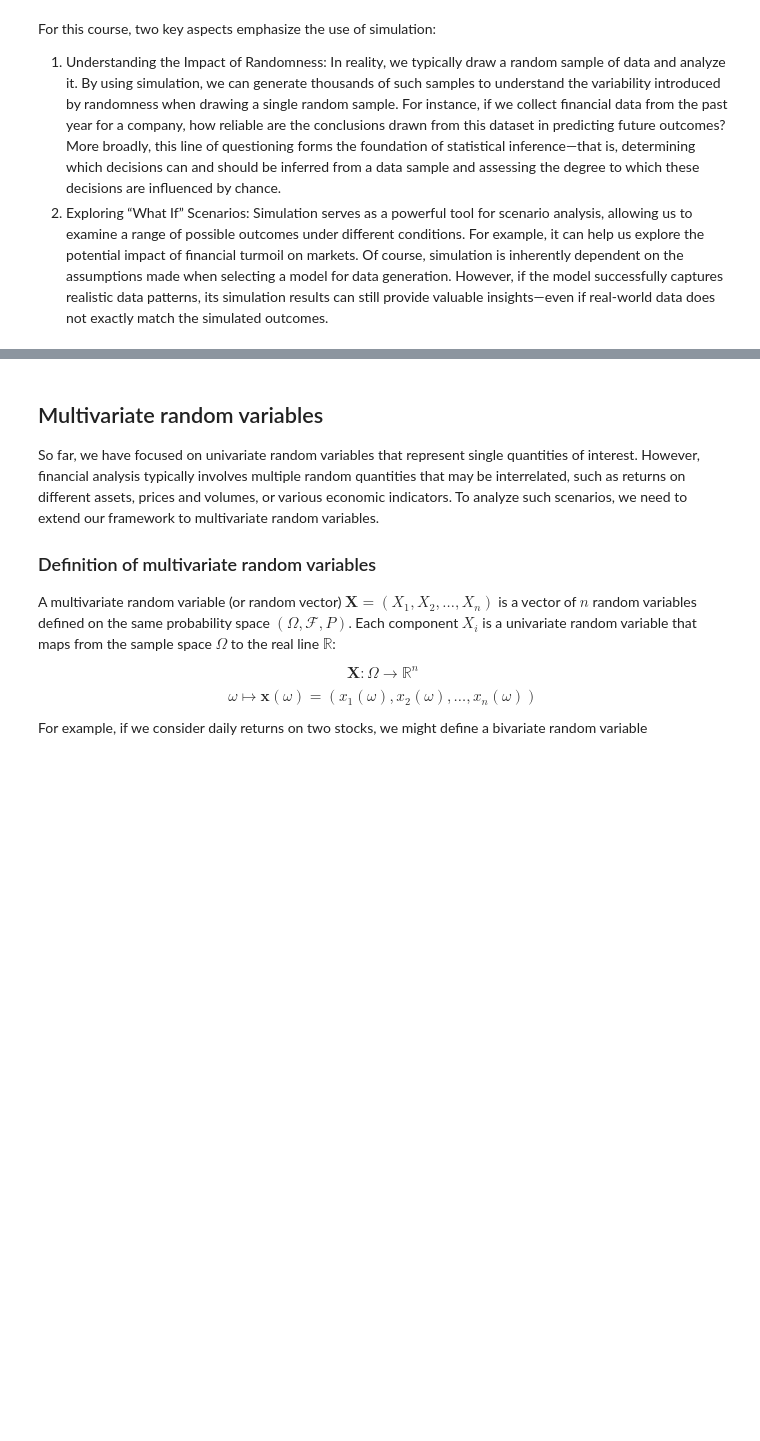
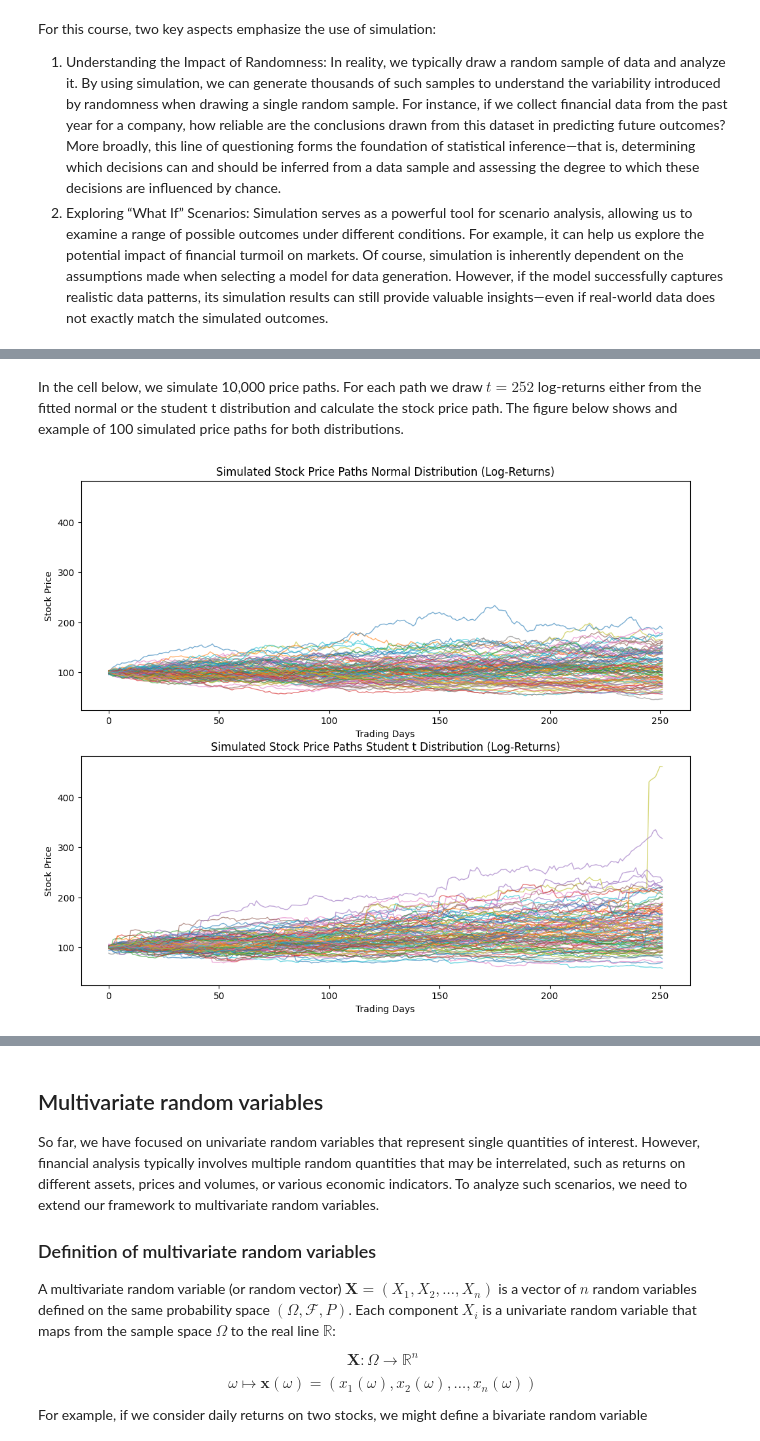
Before and after one commit to RalfKellner/fdaml_coursebook, a Jupyter notebook: coursebook/_build/jupyter_execute/02_random_variables.ipynb, the cells around one changed output, grey strips where cells are left out. Cells and saved outputs as stored; diff of their text form; code cells hidden in the pictures; blank space fills up the shorter version.

```diff
--- a/coursebook/_build/jupyter_execute/02_random_variables.ipynb
+++ b/coursebook/_build/jupyter_execute/02_random_variables.ipynb
@@ -522,0 +709,37 @@ Simulation serves as a powerful tool for scenario analysis, allowing us to exami
+# %% [markdown]
+In the cell below, we simulate 10,000 price paths. For each path we draw $t=252$ log-returns either from the fitted normal or the student t distribution and calculate the stock price path. The figure below shows and example of 100 simulated price paths for both distributions.
+# %%
+# Simulation Parameters
+S0 = 100  # Initial stock price, adjust this based on your data
+T = 252  # Number of trading days (1 year)
+num_paths = 10000  # Number of simulated paths
+
+np.random.seed(42)
+# Generate Daily Log-Returns for Normal
+normal_log_returns = np.random.normal(normal_mu, normal_sigma, (T, num_paths))
+
+# Generate Daily Log-Returns for Student-t
+student_t_log_returns = student_t_mu + student_t_sigma * np.random.standard_t(student_t_df, (T, num_paths))
+
+# Simulate Price Paths
+normal_price_paths = S0 * np.exp(np.cumsum(normal_log_returns, axis=0))
+student_t_price_paths = S0 * np.exp(np.cumsum(student_t_log_returns, axis=0))
+
+time = np.arange(0, T)
+
+# Plot a Sample of the Simulated Paths
+fig, axs = plt.subplots(2, 1, figsize=(12, 10), sharey=True)
+for i in range(100):  # Plot only 10 paths for clarity
+    axs[0].plot(time, normal_price_paths[:, i], linewidth=1, alpha=0.6)
+    axs[1].plot(time, student_t_price_paths[:, i], linewidth=1, alpha=0.6)
+
+axs[0].set_title("Simulated Stock Price Paths Normal Distribution (Log-Returns)")
+axs[0].set_xlabel("Trading Days")
+axs[0].set_ylabel("Stock Price")
+axs[1].set_title("Simulated Stock Price Paths Student t Distribution (Log-Returns)")
+axs[1].set_xlabel("Trading Days")
+axs[1].set_ylabel("Stock Price")
+
+plt.show()
+# %% [output]
+[figure, added]
```
Also changed, not shown: parts of 11 cells of this notebook, 56 other files.
